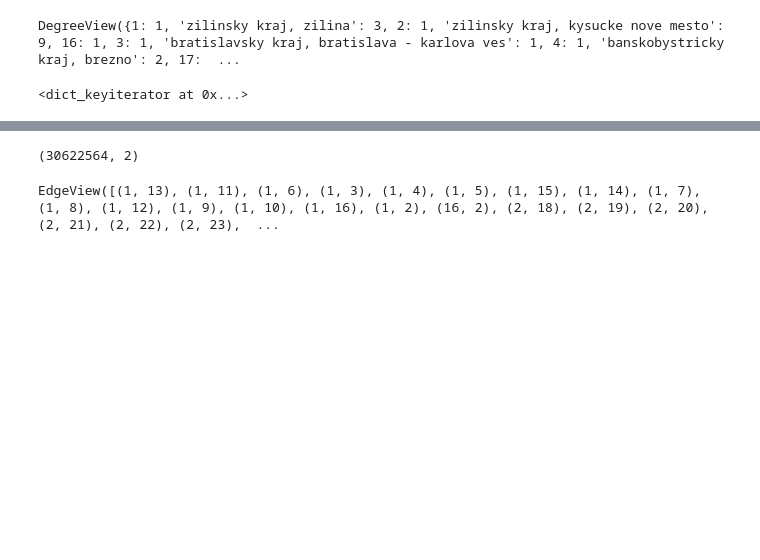
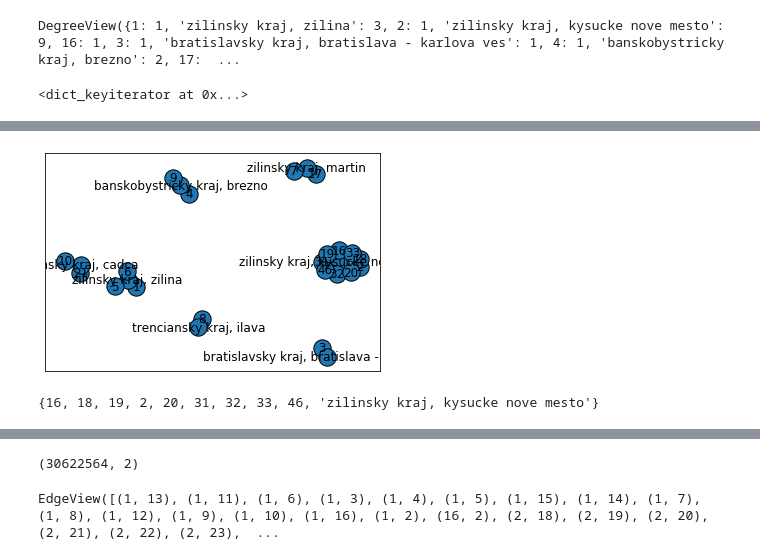
Before and after one commit to RawatVimal/internship, a Jupyter notebook: Work/nx_basf.ipynb, the cells around one changed output, grey strips where cells are left out. Saved outputs shown, nothing was run; the diff lists cells and outputs as text; code cells hidden in the pictures; blank space fills up the shorter version.

```diff
--- a/Work/nx_basf.ipynb
+++ b/Work/nx_basf.ipynb
@@ -102,0 +119,9 @@ G.neighbors("zilinsky kraj, kysucke nove mesto")
+# %%
+nx.draw_networkx(G,node_color='#1f78b4', node_shape='o', edgecolors='k',with_labels = True )
+# %% [output]
+[figure, added]
+# %%
+largest_cc = max(nx.connected_components(G), key=len)
+largest_cc
+# %% [output]
+{16, 18, 19, 2, 20, 31, 32, 33, 46, 'zilinsky kraj, kysucke nove mesto'}
```
Also changed, not shown: parts of 20 cells of this notebook.
